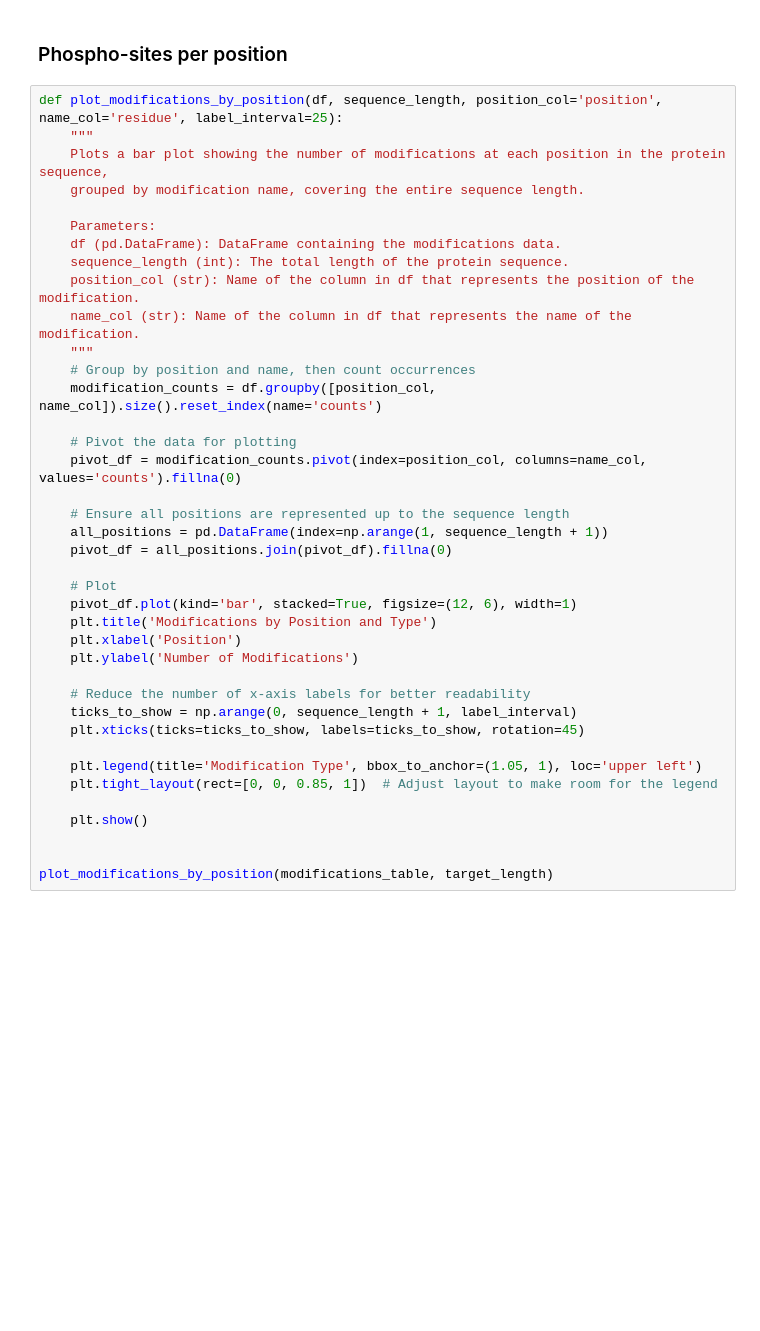
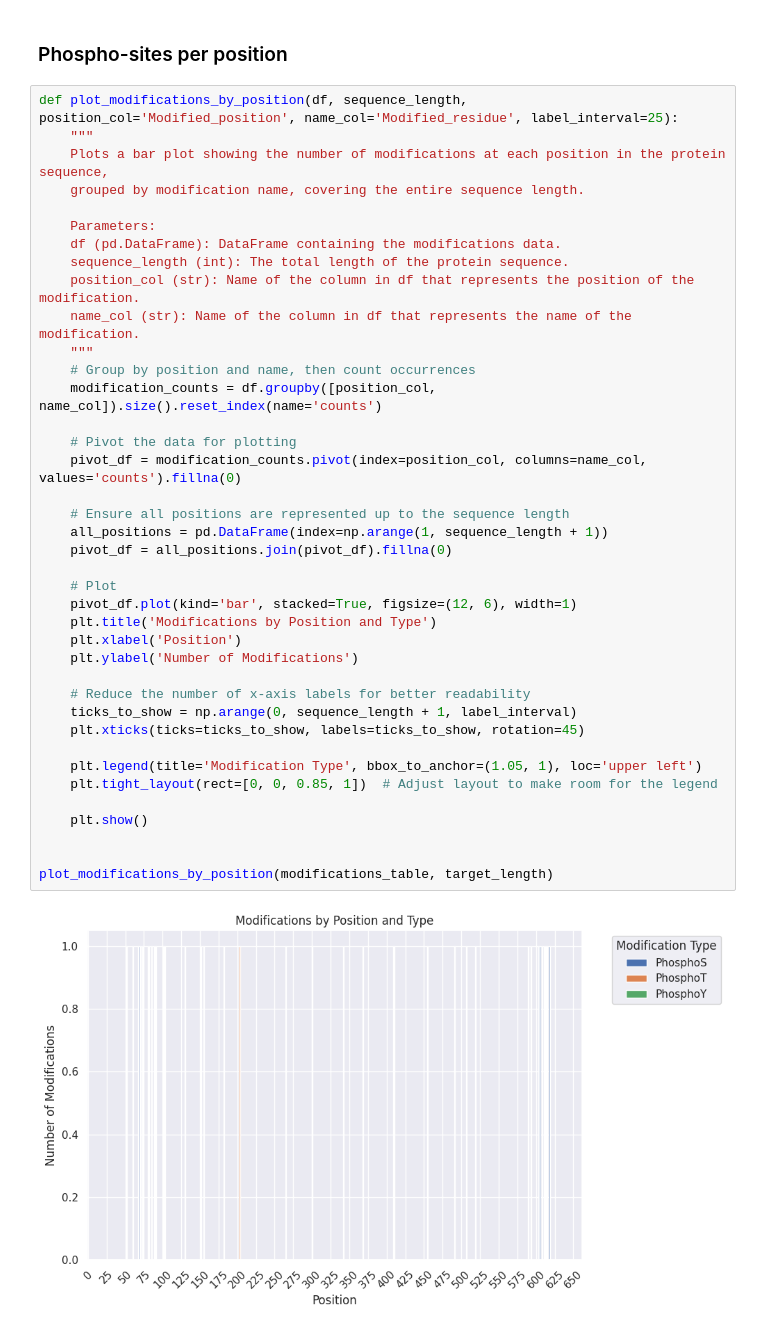
Before and after one commit to Bio2Byte/Scop3P-notebooks, a Jupyter notebook: Scop3P_ O00571.ipynb, the cells around one changed output. Drawn from its saved outputs; the diff is of its cells as text; blank space fills up the shorter version.

```diff
--- a/Scop3P_ O00571.ipynb
+++ b/Scop3P_ O00571.ipynb
@@ -139,7 +191,7 @@ plot_functional_scores(modifications_table)
 # %% [markdown]
 ### Phospho-sites per position
 # %%
-def plot_modifications_by_position(df, sequence_length, position_col='position', name_col='residue', label_interval=25):
+def plot_modifications_by_position(df, sequence_length, position_col='Modified_position', name_col='Modified_residue', label_interval=25):
     """
     Plots a bar plot showing the number of modifications at each position in the protein sequence,
     grouped by modification name, covering the entire sequence length.
@@ -150,30 +202,32 @@ def plot_modifications_by_position(df, sequence_length, position_col='position',
     position_col (str): Name of the column in df that represents the position of the modification.
     name_col (str): Name of the column in df that represents the name of the modification.
     """
     # Group by position and name, then count occurrences
     modification_counts = df.groupby([position_col, name_col]).size().reset_index(name='counts')
 
     # Pivot the data for plotting
     pivot_df = modification_counts.pivot(index=position_col, columns=name_col, values='counts').fillna(0)
 
     # Ensure all positions are represented up to the sequence length
     all_positions = pd.DataFrame(index=np.arange(1, sequence_length + 1))
     pivot_df = all_positions.join(pivot_df).fillna(0)
 
     # Plot
     pivot_df.plot(kind='bar', stacked=True, figsize=(12, 6), width=1)
     plt.title('Modifications by Position and Type')
     plt.xlabel('Position')
     plt.ylabel('Number of Modifications')
 
     # Reduce the number of x-axis labels for better readability
     ticks_to_show = np.arange(0, sequence_length + 1, label_interval)
     plt.xticks(ticks=ticks_to_show, labels=ticks_to_show, rotation=45)
 
     plt.legend(title='Modification Type', bbox_to_anchor=(1.05, 1), loc='upper left')
     plt.tight_layout(rect=[0, 0, 0.85, 1])  # Adjust layout to make room for the legend
 
     plt.show()
 
 
 plot_modifications_by_position(modifications_table, target_length)
+# %% [output]
+[figure, added]
```
Also changed, not shown: parts of 8 cells of this notebook.
